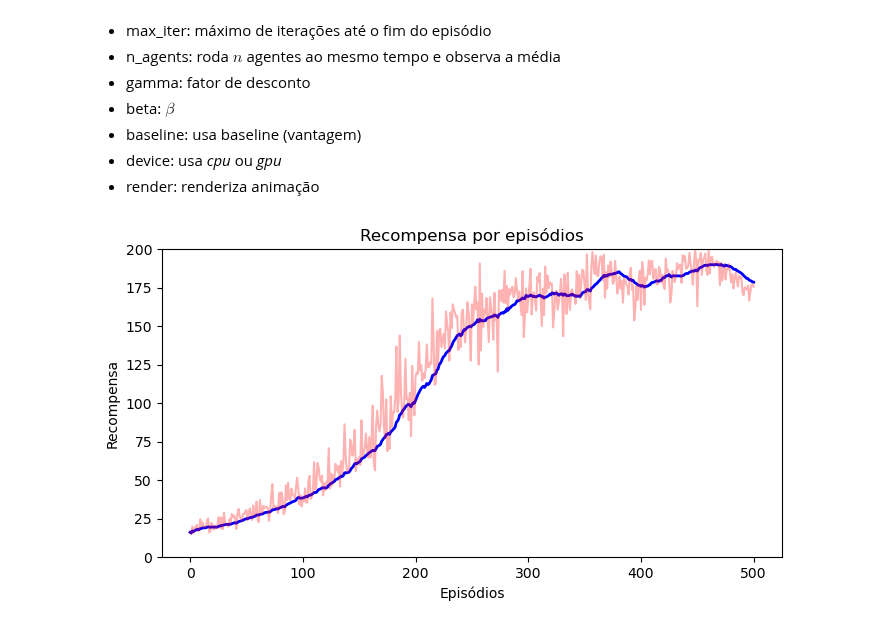
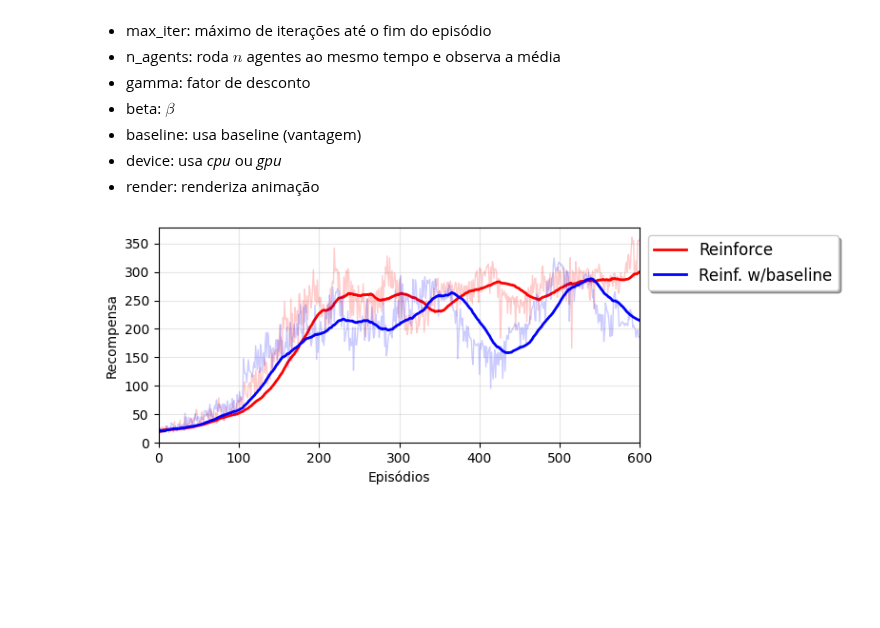
Before and after one commit to GTI-UFMG/IAR_codes, a Jupyter notebook: aula08/REINFORCE_pendulo.ipynb, the cells around one changed output. Saved outputs shown, nothing was run; the diff lists cells and outputs as text; code cells hidden in the pictures; blank space fills up the shorter version.

````diff
--- a/aula08/REINFORCE_pendulo.ipynb
+++ b/aula08/REINFORCE_pendulo.ipynb
@@ -32,10 +34,7 @@ Objetivo: usar o gradiente de política de Monte Carlo (episódico), conhecido c
 # %% [markdown]
 Importando as bibliotecas.
 # %%
-try:
-    import gymnasium as gym
-except:
-    import gym
+import gymnasium as gym
 import numpy as np
 import torch
 import torch.nn as nn
@@ -44,7 +43,6 @@ import torch.optim as optim
 from torch.distributions import Categorical
 from IPython.display import clear_output
 import matplotlib.pyplot as plt
-plt.rcParams['figure.figsize'] = (8,4)
 # %% [markdown]
 Essa rede representa uma função diferenciável $\pi(a|s, \boldsymbol{\theta})$ que fornece a probabilidade de cada ação $a$ ser escolhida, dado um estado $s$. A arquitetura da Rede Neural Artificial (Perceptron) tem ```state_size``` entradas, ```action_size``` saídas e uma camada escondida de tamanho ```hidden_size```.
 # %%
@@ -114,7 +112,7 @@ Executando um episódio.
 # %%
 class Reinforce(Reinforce):
     ##########################################
-    def runEpisode(self):
+    def run_episode(self):
 
         # novo episodio
         self.episode += 1
@@ -127,7 +125,7 @@ class Reinforce(Reinforce):
         S, _ = self.env.reset()
 
         # Gerando a experiencia a partir da politica
-        for _ in range(self.max_iter):
+        while True:
 
             # Amostra uma ação da politica corrente
             A, log_prob, state_value = self.policy.act(S)
@@ -135,11 +133,11 @@ class Reinforce(Reinforce):
             values.append(state_value)
 
             # passo de interacao com o ambiente
-            Sl, R, done, _, _ = self.env.step(A)
+            Sl, R, done, truncated, info = self.env.step(A)
             rewards.append(R)
 
             # chegou a um estado terminal?
-            if done:
+            if done or truncated:
                 break
 
             # proximo estado
@@ -190,51 +188,60 @@ Programa principal:
 # %%
 if __name__ == '__main__':
 
     plt.ion()
+    plt.rcParams['figure.figsize'] = (8,3)
+    plt.figure(1)
 
     # parametros
-    parameters = {'episodes'  : 500,
-                  'max_iter'  : 200,
-                  'n_agents'  : 10,
+    parameters = {'episodes'  : 600,
                   'gamma'     : 0.99,
-                  'beta'      : 5e-3,
-                  'baseline'  : False,
+                  'beta'      : 1e-2,
+                  'baseline'  : '', # True or False
                   'device'    : torch.device("cuda:0" if torch.cuda.is_available() else "cpu"),
                   'render'    : False,
+                  'nagents'   : 10,
                  }
 
     # historico dos reforços
-    rewards = []
-    avg_rewards = []
+    rewards_re = []
+    rewards_reb = []
+    avg_re = []
+    avg_reb = []
 
-    # cria 'n_agents' para observar comportamento médio
-    re = [Reinforce(parameters) for _ in range(parameters['n_agents'])]
+    # cria 'nagents' para observar comportamento médio
+    parameters['baseline'] = False
+    res =  [Reinforce(parameters) for _ in range(parameters['nagents'])]
+    parameters['baseline'] = True
+    rebs = [Reinforce(parameters) for _ in range(parameters['nagents'])]
 
-    while re[0].episode <= parameters['episodes']:
+    # loop principal
+    for i in range(parameters['episodes']):
 
-        # roda um episodio para cada agente
-        total_reward = [re[i].runEpisode() for i in range(parameters['n_agents'])]
-        # média de todos os agentes
-        total_reward = np.mean(total_reward)
+        # roda um episodio e armazena a média de todos os agentes
+        rewards_re.append(np.mean( [re.run_episode() for re in res] ))
+        rewards_reb.append(np.mean( [reb.run_episode() for reb in rebs] ))
 
-        # rewards
-        rewards.append(total_reward)
         # reward medio
-        avg_rewards.append(np.mean(rewards[-25:]))
+        avg_re.append(np.mean(rewards_re[-50:]))
+        avg_reb.append(np.mean(rewards_reb[-50:]))
 
-        plt.figure(1)
         clear_output(wait=True)
         plt.clf()
-        plt.plot(avg_rewards, 'b', linewidth=2)
-        plt.plot(rewards, 'r', alpha=0.3)
-        plt.title('Recompensa por episódios')
+        plt.plot(rewards_re, 'r', alpha=0.2, linewidth=1)
+        plt.plot(avg_re, 'r', linewidth=2, label='Reinforce')
+        plt.plot(rewards_reb, 'b', alpha=0.2, linewidth=1)
+        plt.plot(avg_reb, 'b', linewidth=2, label='Reinf. w/baseline')
+        #
+        plt.legend(loc='upper left', bbox_to_anchor=(1, 1), fancybox=True, shadow=True, fontsize=12, facecolor='w')
         plt.xlabel('Episódios')
         plt.ylabel('Recompensa')
-        plt.ylim([0, 200])
-
+        plt.xlim([0, parameters['episodes']])
+        plt.grid(alpha=0.3)
+        plt.tight_layout()
+        plt.gcf().patch.set_alpha(0)
         plt.show()
         plt.pause(.1)
 
     plt.ioff()
 # %% [output]
-[figure, old version]
+[figure, new version]
````
Also changed, not shown: parts of 2 cells of this notebook.
